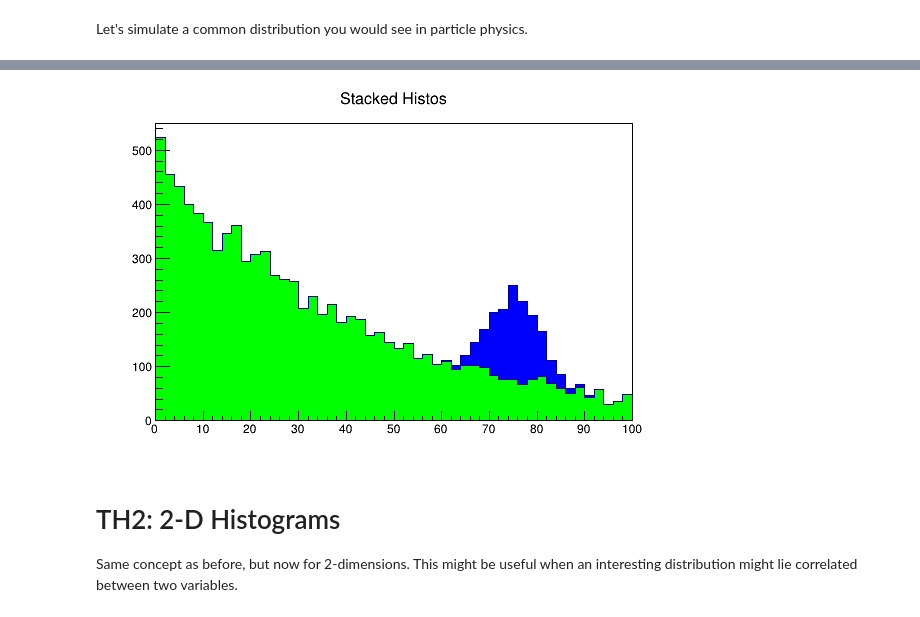
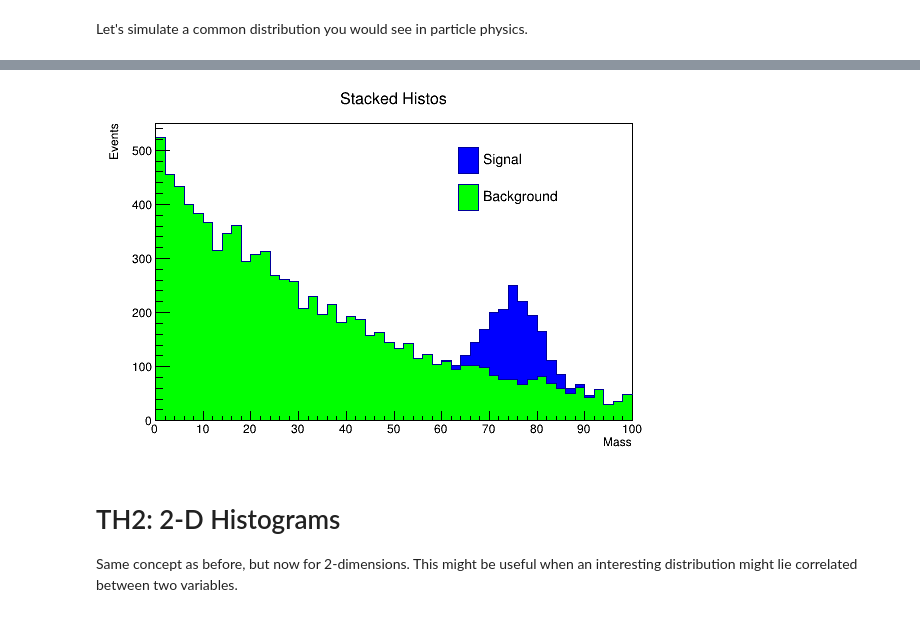
Before and after one commit to afyqazraei/MalayaHEPTutorials, a Jupyter notebook: IntroToROOT/IntroToROOT.ipynb, the cells around one changed output, grey strips where cells are left out. Cells and saved outputs as stored; diff of their text form; code cells hidden in the pictures.

```diff
--- a/IntroToROOT/IntroToROOT.ipynb
+++ b/IntroToROOT/IntroToROOT.ipynb
@@ -168,9 +180,9 @@ canv.Draw()
 # %% [markdown]
 Let's simulate a common distribution you would see in particle physics.
 # %%
-h_sig = ROOT.TH1F("h_sig", "Signal Histo",     50, 0, 100)
-h_bkg = ROOT.TH1F("h_bkg", "Background Histo", 50, 0, 100)
-h_tot = ROOT.TH1F("h_tot", "Total Histo",      50, 0, 100)
+h_sig = ROOT.TH1F("h_sig", "Signal Histo;Mass;Events",     50, 0, 100)
+h_bkg = ROOT.TH1F("h_bkg", "Background Histo;Mass;Events", 50, 0, 100)
+h_tot = ROOT.TH1F("h_tot", "Total Histo;Mass;Events",      50, 0, 100)
 
 # measurement simulation
 rnd_gen = ROOT.TRandom3()
@@ -192,16 +211,27 @@ If we want to see the composition of the histogram, we would need to use the THS
 # %%
 h_sig.SetFillColor(ROOT.kBlue)
 h_bkg.SetFillColor(ROOT.kGreen)
 
-hs = ROOT.THStack("hs", "Stacked Histos")
+hs = ROOT.THStack("hs", "Stacked Histos;Mass;Events")
 hs.Add(h_bkg)
 hs.Add(h_sig)
+hs.Draw()
+
+# Legends
+leg = ROOT.TLegend(0.6, 0.65, 0.8, 0.85)
+leg   .SetFillStyle( 0 )
+leg   .SetBorderSize( 0 )
+leg   .SetTextFont( 43 )
+leg   .SetTextSize( 15 )
+leg.AddEntry(h_sig, "Signal", "f")
+leg.AddEntry(h_bkg, "Background", "f")
 
 canv.Clear()
 hs.Draw()
+leg.Draw()
 canv.Draw()
 # %% [output]
-[figure, old version]
+[figure, new version]
 # %% [markdown]
 # TH2: 2-D Histograms
 
```
Also changed, not shown: parts of 21 cells of this notebook.
